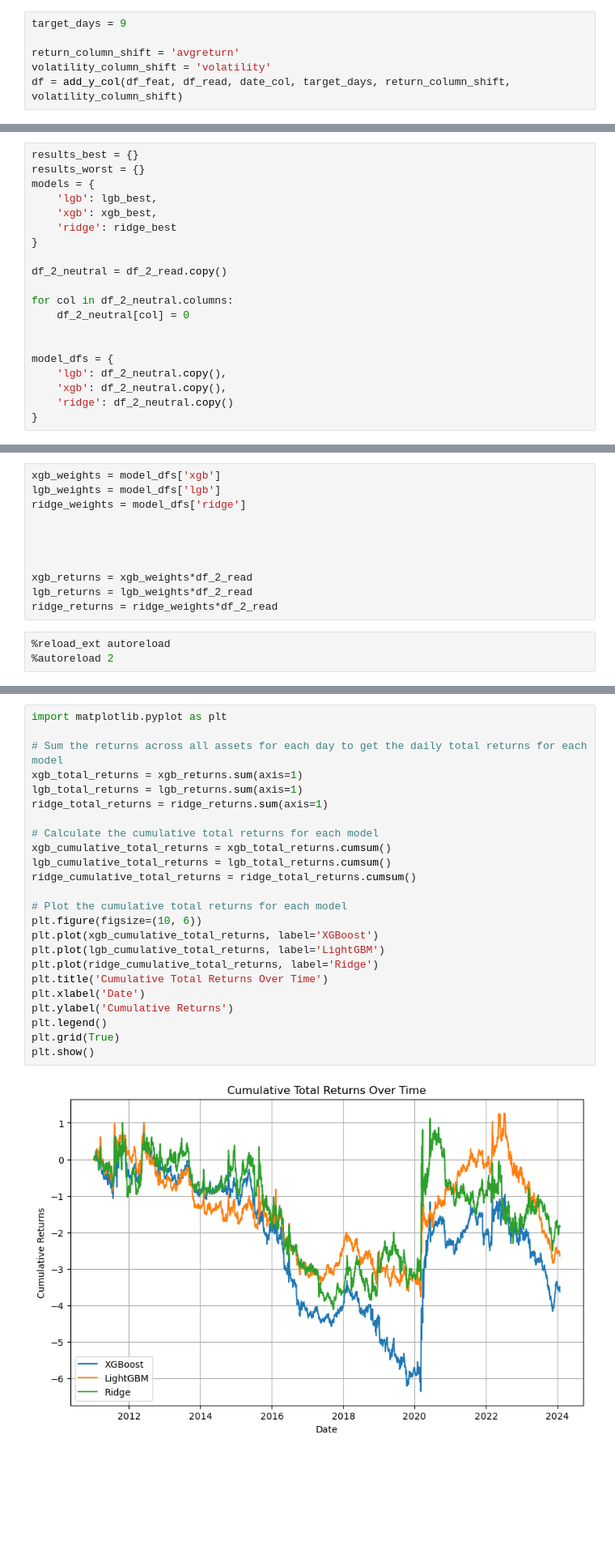
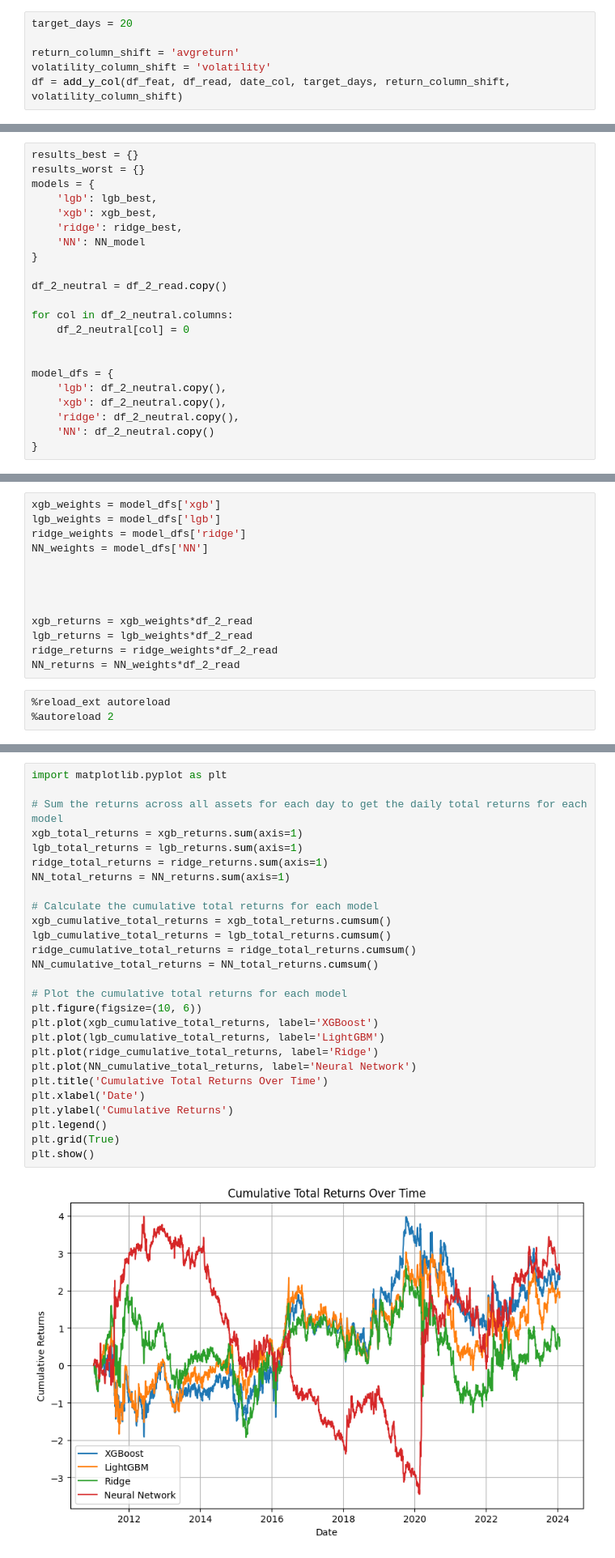
Before and after one commit to OscarAzrak/Master-thesis, a Jupyter notebook: Files/Codes.ipynb, the cells around one changed output, grey strips where cells are left out. Shown at 81% size. Cells and saved outputs as stored; diff of their text form; blank space fills up the shorter version.

Commit message:
lagt till nn och ändrat modellen till 20 dagars

```diff
--- a/Files/Codes.ipynb
+++ b/Files/Codes.ipynb
@@ -20,7 +21,7 @@ window_m = [10, 30, 60, 100, 180]
 assets = df_read.columns
 df_feat = add_features(df_read, window_m)
 # %%
-target_days = 9
+target_days = 20
 
 return_column_shift = 'avgreturn'
 volatility_column_shift = 'volatility'
@@ -89,7 +118,8 @@ results_worst = {}
 models = {
     'lgb': lgb_best,
     'xgb': xgb_best,
-    'ridge': ridge_best
+    'ridge': ridge_best,
+    'NN': NN_model
 }
 
 df_2_neutral = df_2_read.copy()
@@ -101,6 +131,7 @@ for col in df_2_neutral.columns:
 model_dfs = {
     'lgb': df_2_neutral.copy(),
     'xgb': df_2_neutral.copy(),
-    'ridge': df_2_neutral.copy()
+    'ridge': df_2_neutral.copy(),
+    'NN': df_2_neutral.copy()
 }
 # %%
@@ -134,6 +166,7 @@ for name, model in models.items():
 xgb_weights = model_dfs['xgb']
 lgb_weights = model_dfs['lgb']
 ridge_weights = model_dfs['ridge']
+NN_weights = model_dfs['NN']
 
 
 
@@ -141,6 +174,7 @@ ridge_weights = model_dfs['ridge']
 xgb_returns = xgb_weights*df_2_read
 lgb_returns = lgb_weights*df_2_read
 ridge_returns = ridge_weights*df_2_read
+NN_returns = NN_weights*df_2_read
 # %%
 %reload_ext autoreload
 %autoreload 2
@@ -164,29 +192,32 @@ ridge_trade_volume = calculate_trade_volume(ridge_weights)
 # %%
 import matplotlib.pyplot as plt
 
 # Sum the returns across all assets for each day to get the daily total returns for each model
 xgb_total_returns = xgb_returns.sum(axis=1)
 lgb_total_returns = lgb_returns.sum(axis=1)
 ridge_total_returns = ridge_returns.sum(axis=1)
+NN_total_returns = NN_returns.sum(axis=1)
 
 # Calculate the cumulative total returns for each model
 xgb_cumulative_total_returns = xgb_total_returns.cumsum()
 lgb_cumulative_total_returns = lgb_total_returns.cumsum()
 ridge_cumulative_total_returns = ridge_total_returns.cumsum()
+NN_cumulative_total_returns = NN_total_returns.cumsum()
 
 # Plot the cumulative total returns for each model
 plt.figure(figsize=(10, 6))
 plt.plot(xgb_cumulative_total_returns, label='XGBoost')
 plt.plot(lgb_cumulative_total_returns, label='LightGBM')
 plt.plot(ridge_cumulative_total_returns, label='Ridge')
+plt.plot(NN_cumulative_total_returns, label='Neural Network')
 plt.title('Cumulative Total Returns Over Time')
 plt.xlabel('Date')
 plt.ylabel('Cumulative Returns')
 plt.legend()
 plt.grid(True)
 plt.show()
 # %% [output]
-[figure, old version]
+[figure, new version]
 # %%
 #print trade volume
 print("XGBoost trade volume:")
```
Also changed, not shown: parts of 10 cells of this notebook, 1 other file.
